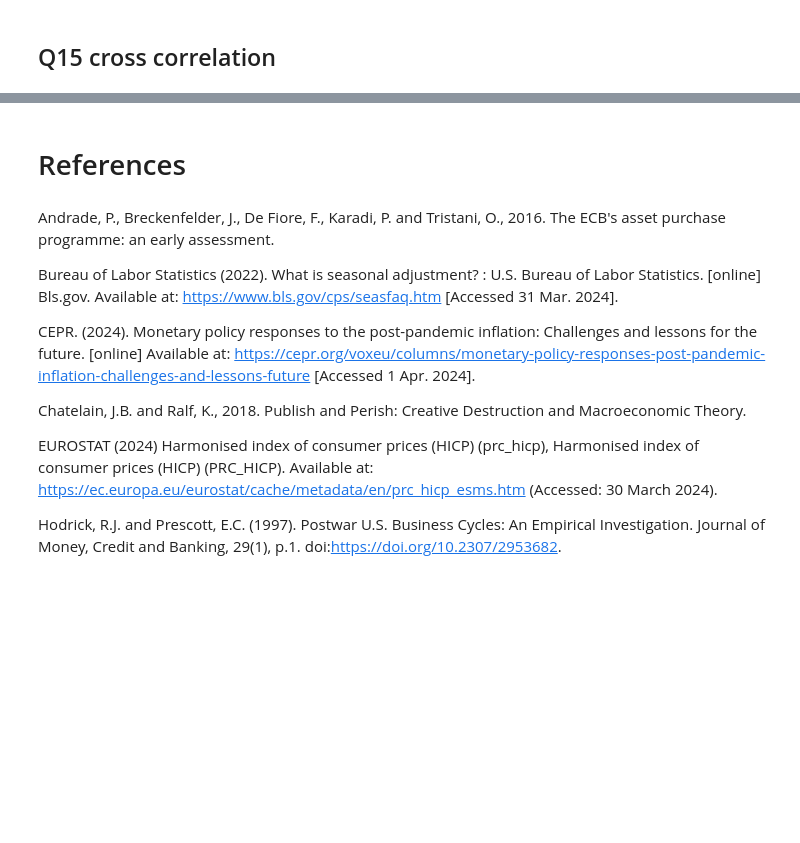
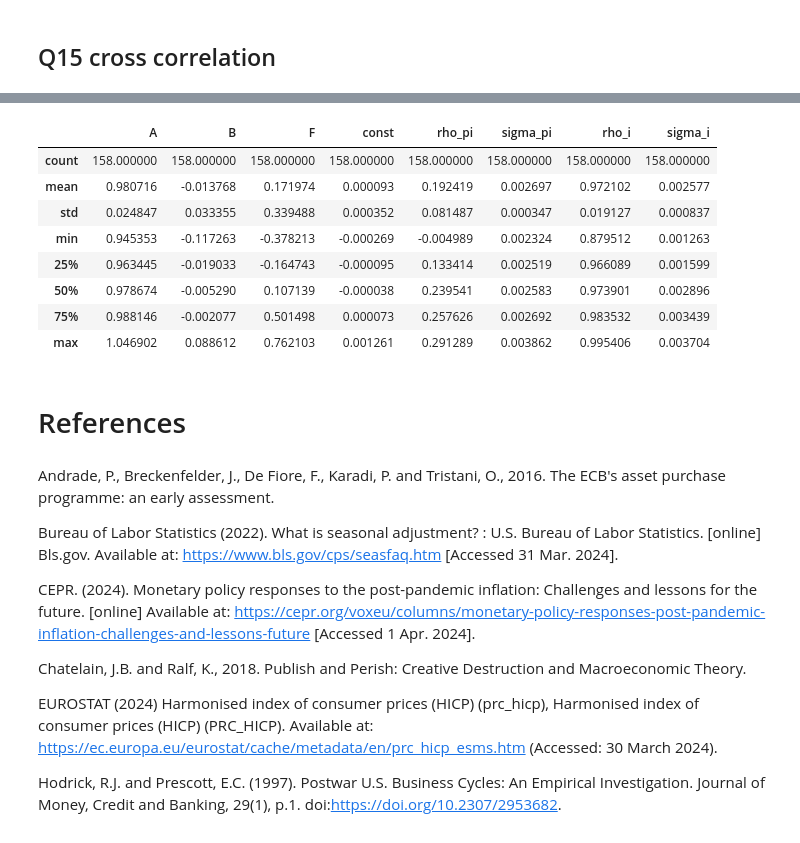
Before and after one commit to joelt101/Taylor-Rule-Project-Macro, a Jupyter notebook: macro2.ipynb, the cells around one changed output, grey strips where cells are left out. Saved outputs shown, nothing was run; the diff lists cells and outputs as text; code cells hidden in the pictures; blank space fills up the shorter version.

```diff
--- a/macro2.ipynb
+++ b/macro2.ipynb
@@ -1205,13 +1270,17 @@ sub = sub.join(sub.shift(1).add_suffix('_lead1')).dropna()
 # %%
-window = 12*5
+sub = df[['pi_Y_resid', 'ir']].dropna().copy()
+#sub['pi_Y_resid'] = np.log(sub.pi_Y_resid + abs(sub.pi_Y_resid.min()) + .01)
+
+sub = sub.join(sub.shift(-1).add_suffix('_lead1')).dropna()
+
+window = 12*10
 
 dict_coefs, dict_unit_root = {}, {}
-for eow in [*range(window, len(sub),1)][:15]:
+for eow in [*range(window, len(sub),1)][:]:
     dict_coefs[eow] = {}
     dict_unit_root[eow] = {}
 
     s = sub.iloc[eow-window : eow]
-    s = sm.add_constant(s)
     # s.dropna()
 
     ols_pi = OLS(endog=s['pi_Y_resid_lead1'], exog=s[['pi_Y_resid', 'ir']]).fit()
@@ -1623,3 +1337,16 @@ plot_KF_states(idata, kf_test, arr, filtered='filtered')
+# %%
+df_coefs_ABF = df_coefs.copy()
+df_coefs_ABF.describe()
+# %% [output]
+|  | A | B | F | const | rho_pi | sigma_pi | rho_i | sigma_i |
+| count | 158.000000 | 158.000000 | 158.000000 | 158.000000 | 158.000000 | 158.000000 | 158.000000 | 158.000000 |
+| mean | 0.980716 | -0.013768 | 0.171974 | 0.000093 | 0.192419 | 0.002697 | 0.972102 | 0.002577 |
+| std | 0.024847 | 0.033355 | 0.339488 | 0.000352 | 0.081487 | 0.000347 | 0.019127 | 0.000837 |
+| min | 0.945353 | -0.117263 | -0.378213 | -0.000269 | -0.004989 | 0.002324 | 0.879512 | 0.001263 |
+| 25% | 0.963445 | -0.019033 | -0.164743 | -0.000095 | 0.133414 | 0.002519 | 0.966089 | 0.001599 |
+| 50% | 0.978674 | -0.005290 | 0.107139 | -0.000038 | 0.239541 | 0.002583 | 0.973901 | 0.002896 |
+| 75% | 0.988146 | -0.002077 | 0.501498 | 0.000073 | 0.257626 | 0.002692 | 0.983532 | 0.003439 |
+| max | 1.046902 | 0.088612 | 0.762103 | 0.001261 | 0.291289 | 0.003862 | 0.995406 | 0.003704 |
 # %% [markdown]
 # References
 # %% [markdown]
```
Also changed, not shown: parts of 87 cells of this notebook.
